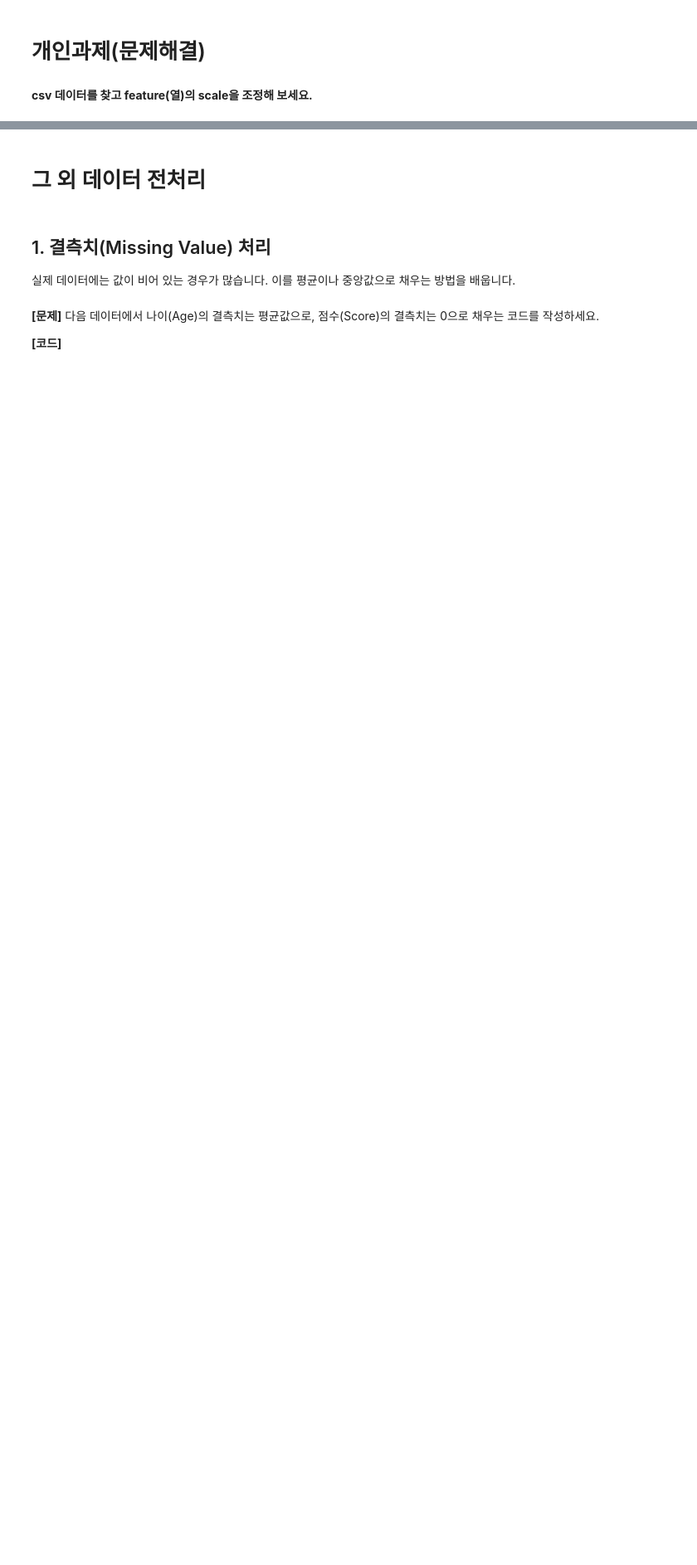
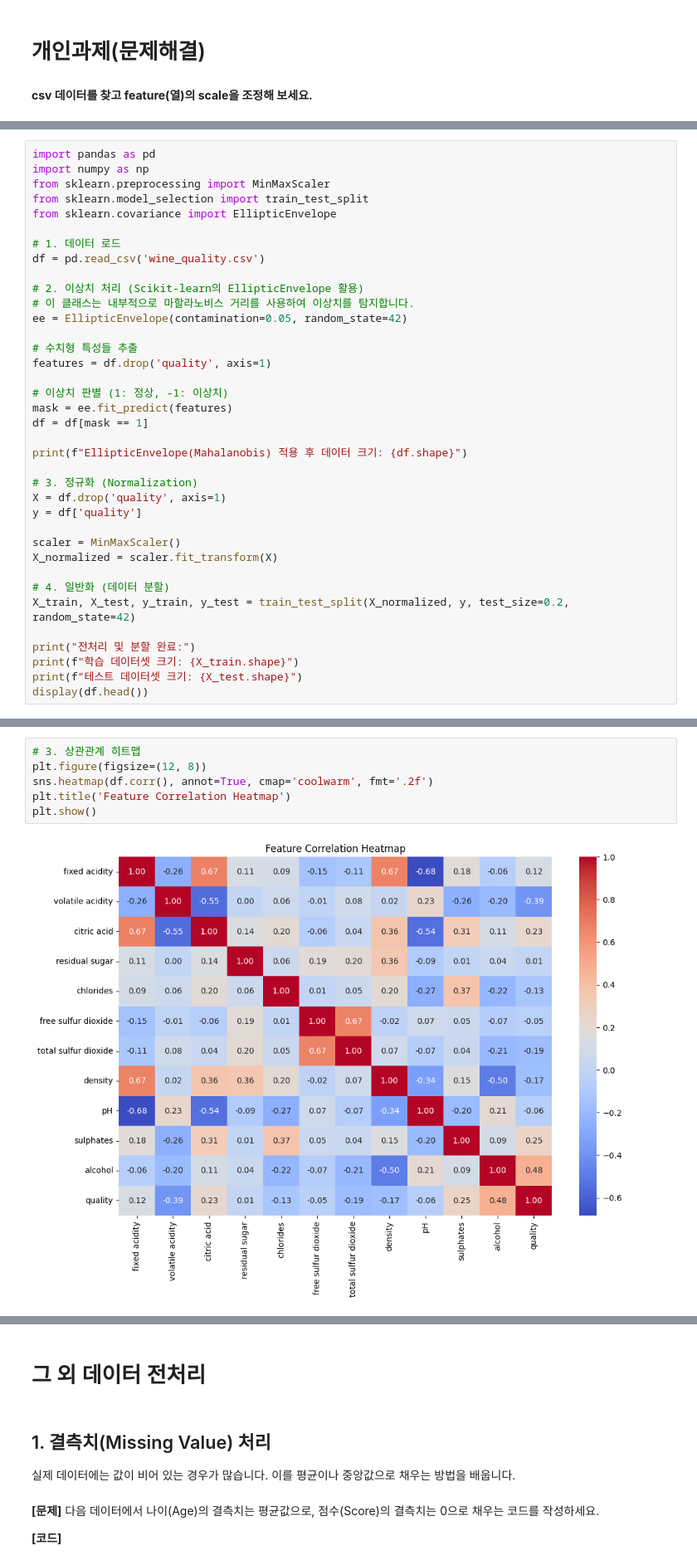
Before and after one commit to yuuki08noah/math-and-ai, a Jupyter notebook: 02 Rescaling_Stu.ipynb, the cells around one changed output, grey strips where cells are left out. Shown at 83% size. Saved outputs shown, nothing was run; the diff lists cells and outputs as text; blank space fills up the shorter version.

```diff
--- a/02 Rescaling_Stu.ipynb
+++ b/02 Rescaling_Stu.ipynb
@@ -73,0 +101,37 @@ data=np.loadtxt('XXXX.csv',delimiter=',',skiprows=1,encoding='UTF8')  #특성
+# %%
+import pandas as pd
+import numpy as np
+from sklearn.preprocessing import MinMaxScaler
+from sklearn.model_selection import train_test_split
+from sklearn.covariance import EllipticEnvelope
+
+# 1. 데이터 로드
+df = pd.read_csv('wine_quality.csv')
+
+# 2. 이상치 처리 (Scikit-learn의 EllipticEnvelope 활용)
+# 이 클래스는 내부적으로 마할라노비스 거리를 사용하여 이상치를 탐지합니다.
+ee = EllipticEnvelope(contamination=0.05, random_state=42)
+
+# 수치형 특성들 추출
+features = df.drop('quality', axis=1)
+
+# 이상치 판별 (1: 정상, -1: 이상치)
+mask = ee.fit_predict(features)
+df = df[mask == 1]
+
+print(f"EllipticEnvelope(Mahalanobis) 적용 후 데이터 크기: {df.shape}")
+
+# 3. 정규화 (Normalization)
+X = df.drop('quality', axis=1)
+y = df['quality']
+
+scaler = MinMaxScaler()
+X_normalized = scaler.fit_transform(X)
+
+# 4. 일반화 (데이터 분할)
+X_train, X_test, y_train, y_test = train_test_split(X_normalized, y, test_size=0.2, random_state=42)
+
+print("전처리 및 분할 완료:")
+print(f"학습 데이터셋 크기: {X_train.shape}")
+print(f"테스트 데이터셋 크기: {X_test.shape}")
+display(df.head())
@@ -73,0 +202,8 @@ data=np.loadtxt('XXXX.csv',delimiter=',',skiprows=1,encoding='UTF8')  #특성
+# %%
+# 3. 상관관계 히트맵
+plt.figure(figsize=(12, 8))
+sns.heatmap(df.corr(), annot=True, cmap='coolwarm', fmt='.2f')
+plt.title('Feature Correlation Heatmap')
+plt.show()
+# %% [output]
+[figure, added]
```
Also changed, not shown: parts of 8 cells of this notebook.
